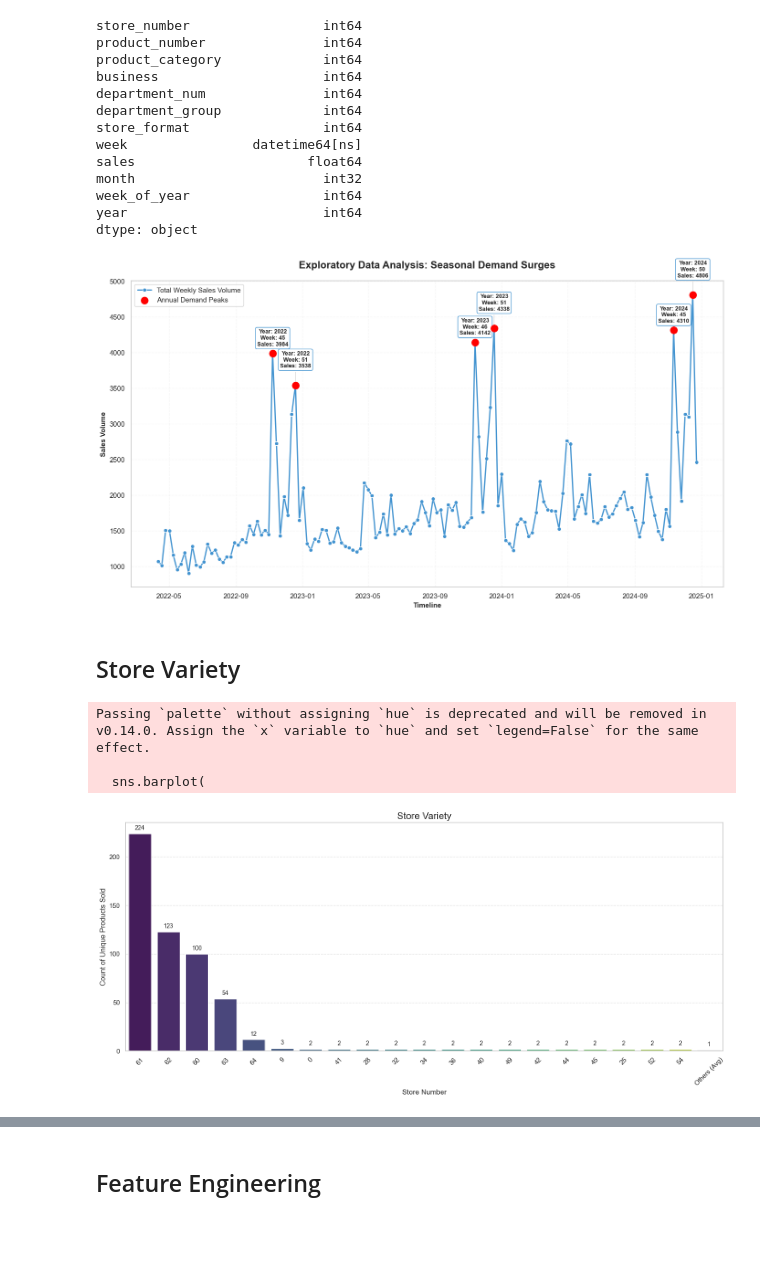
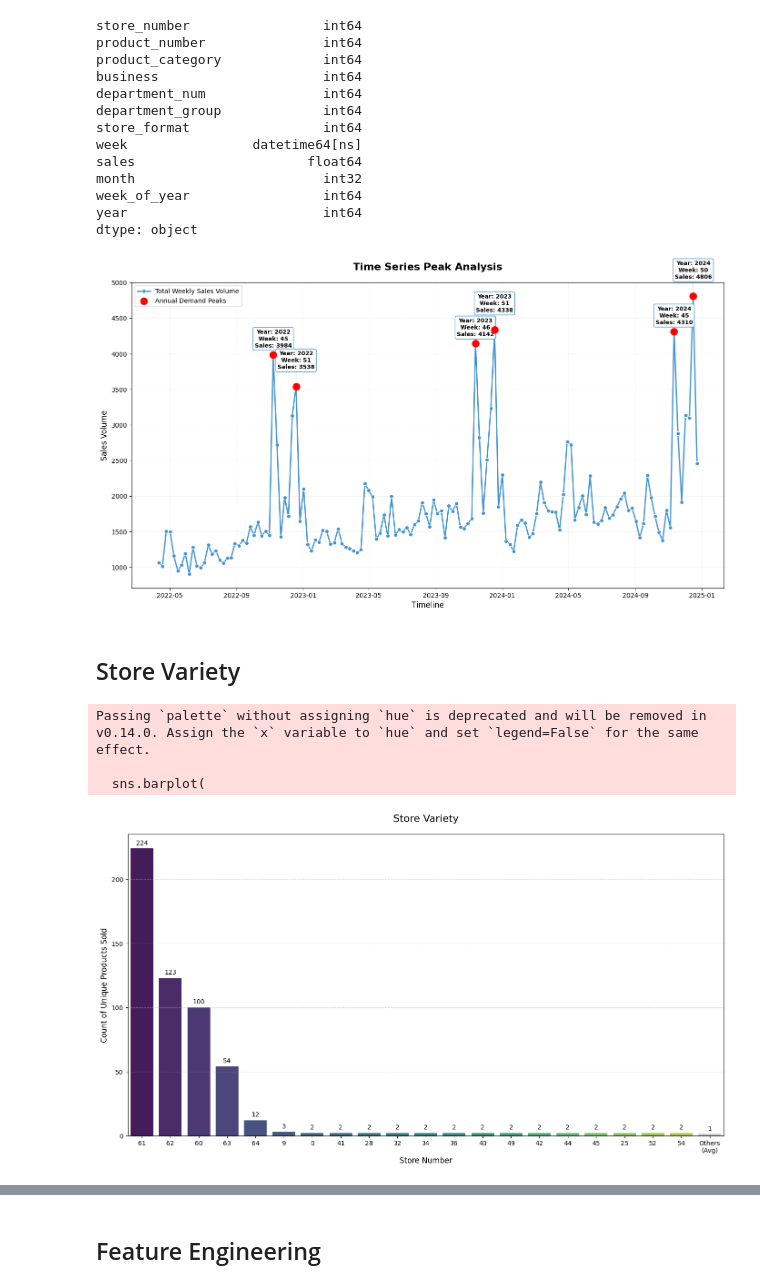
Before and after one commit to luisgrewe/StockSalesPrediction, a Jupyter notebook: salesprediction.ipynb, the cells around one changed output, grey strips where cells are left out. Cells and saved outputs as stored; diff of their text form; code cells hidden in the pictures; blank space fills up the shorter version.

```diff
--- a/salesprediction.ipynb
+++ b/salesprediction.ipynb
@@ -224,15 +180,8 @@ week_of_year                 int64
 year                         int64
 dtype: object
 # %%
-import pandas as pd
-import seaborn as sns
-import matplotlib.pyplot as plt
-
-# 1. Prepare Data
-X_train_preprocessed['week'] = pd.to_datetime(X_train_preprocessed['week'])
 weekly_sales = X_train_preprocessed.groupby(['year', 'week'])['sales'].sum().reset_index()
 
-# 2. Identify Top 2 Peak Weeks per Year
 peaks = weekly_sales.groupby('year').apply(lambda x: x.nlargest(2, 'sales')).reset_index(drop=True)
 peaks = peaks.sort_values('week')
 
@@ -240,7 +189,6 @@ target_blue = "#4293D0"
 
 plt.figure(figsize=(14, 8))
 
-# 3. Plot the Main Time Series
 sns.lineplot(
     data=weekly_sales,
     x='week',
@@ -251,14 +199,12 @@ sns.lineplot(
     label='Total Weekly Sales Volume'
 )
 
-# 4. Highlight the Peak Values
 plt.scatter(peaks['week'], peaks['sales'], color='red', s=120, zorder=5, label='Annual Demand Peaks')
 
-# 5. Tightened Annotations (Smaller gap between box and plot)
 for i, (_, row) in enumerate(peaks.iterrows()):
     week_num = row['week'].strftime('%U')
 
-    # Significantly smaller offsets to pull the boxes closer to the points
+    # Smaller offsets to pull the boxes closer to the points
     y_offset = 12 if i % 2 == 0 else 28
 
     plt.annotate(
@@ -275,10 +221,9 @@ for i, (_, row) in enumerate(peaks.iterrows()):
         bbox=dict(boxstyle="round,pad=0.3", fc="white", ec=target_blue, lw=1, alpha=0.95)
     )
 
-# 6. Final Presentation Styling
-plt.title('Exploratory Data Analysis: Seasonal Demand Surges', fontsize=16, fontweight='bold', pad=20)
-plt.xlabel('Timeline', fontsize=11, fontweight='bold')
-plt.ylabel('Sales Volume', fontsize=11, fontweight='bold')
+plt.title('Time Series Peak Analysis', fontsize=16, fontweight='bold', pad=20)
+plt.xlabel('Timeline', fontsize=12)
+plt.ylabel('Sales Volume', fontsize=12)
 plt.grid(True, linestyle='--', alpha=0.2)
 plt.legend(loc='upper left')
 
@@ -286,7 +231,7 @@ plt.tight_layout()
 plt.savefig('images/final_time_series_2peaks.png', dpi=300)
 plt.show()
 # %% [output]
-[figure, old version]
+[figure, new version]
 # %% [markdown]
 ## Store Variety
 # %%
@@ -303,7 +248,7 @@ if len(store_total_variety) > top_n:
 
     # Combine smaller stores
     others_df = pd.DataFrame({
-        'store_number': ['Others (Avg)'],
+        'store_number': ['Others\n(Avg)'],
         'total_unique_products': [others_val]
     })
 
@@ -311,38 +256,38 @@ if len(store_total_variety) > top_n:
 else:
     plot_data = store_total_variety
 
-plt.figure(figsize=(15, 7))
+plt.figure(figsize=(14, 8))
 sns.barplot(
     data=plot_data,
     x='store_number',
     y='total_unique_products',
     palette='viridis'
 )
 
 if len(store_total_variety) > top_n:
     plt.gca().patches[-1].set_facecolor('gray')
     plt.gca().patches[-1].set_alpha(0.5)
 
-plt.title(f'Store Variety', fontsize=16)
+plt.title(f'Store Variety', fontsize=16, pad=20)
 plt.xlabel('Store Number', fontsize=12)
 plt.ylabel('Count of Unique Products Sold', fontsize=12)
-plt.xticks(rotation=45)
+#plt.xticks(rotation=45)
 plt.grid(axis='y', linestyle='--', alpha=0.5)
 
 # Add value labels
 for p in plt.gca().patches:
     plt.gca().annotate(f'{int(p.get_height())}',
                        (p.get_x() + p.get_width() / 2., p.get_height()),
                        ha = 'center', va = 'center',
                        xytext = (0, 9),
                        textcoords = 'offset points',
                        fontsize=10)
 
 plt.tight_layout()
 plt.savefig('images/store_variety.png')
 plt.show()
 # %% [output]
 Passing `palette` without assigning `hue` is deprecated and will be removed in v0.14.0. Assign the `x` variable to `hue` and set `legend=False` for the same effect.
 
   sns.barplot(
-[figure, old version]
+[figure, new version]
```
Also changed, not shown: parts of 25 cells of this notebook, 35 other files.
